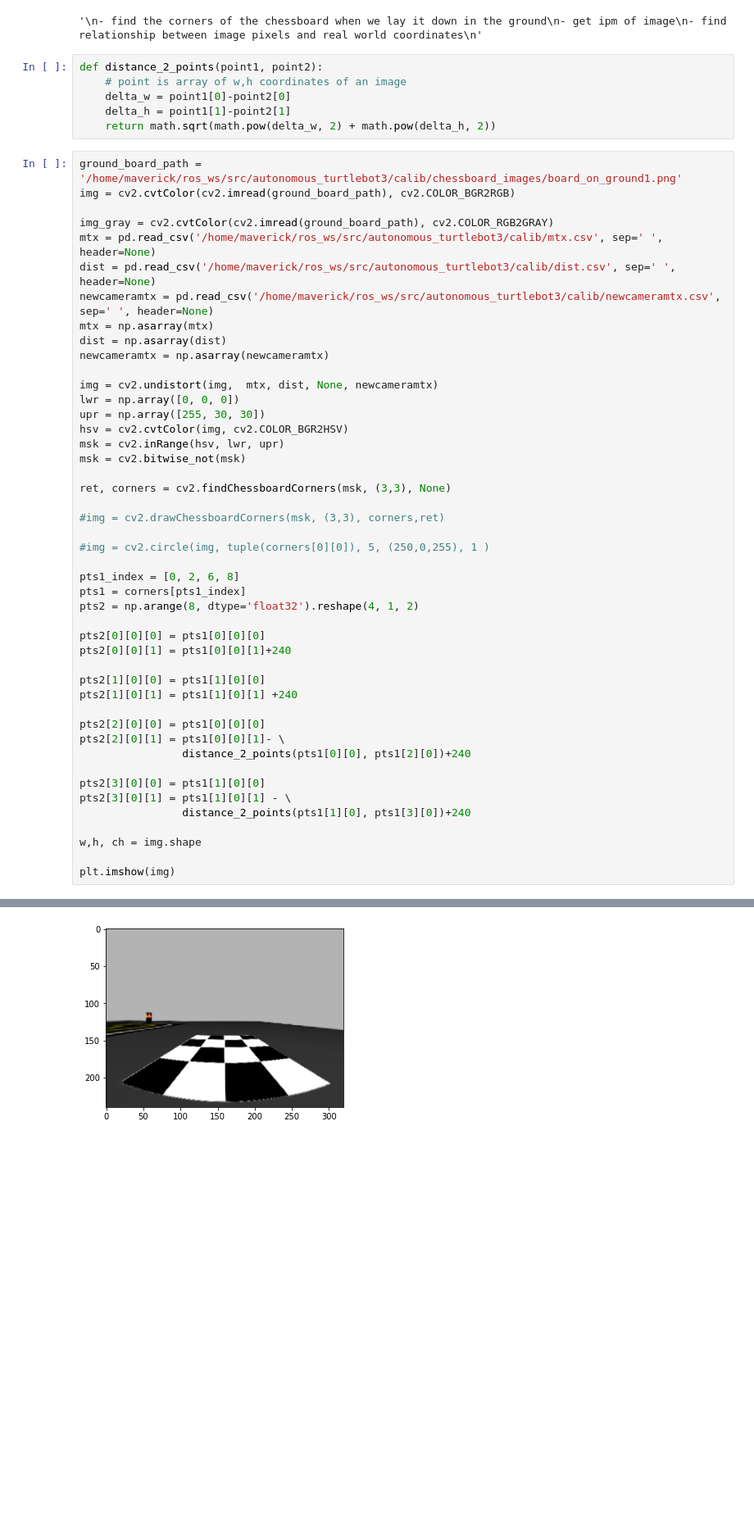
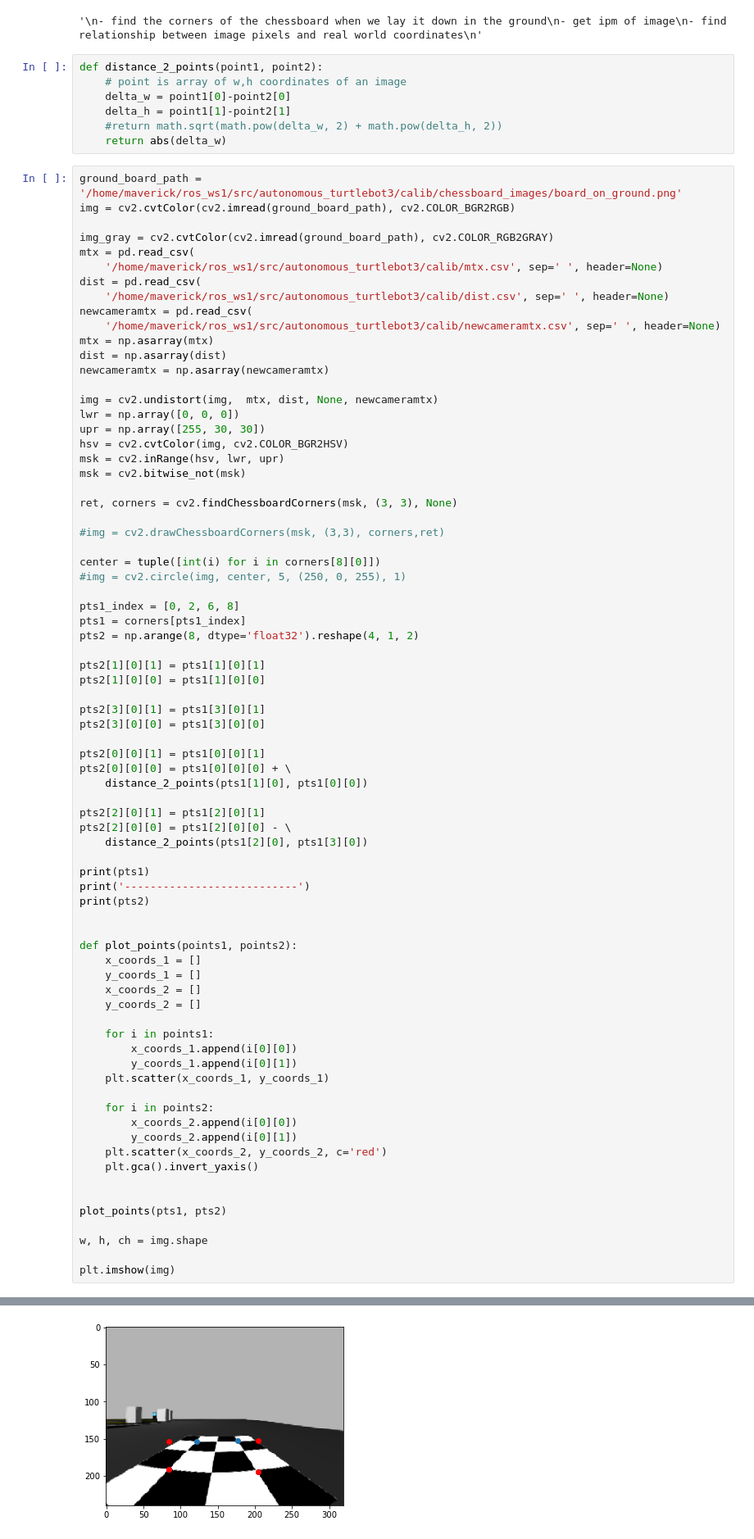
Before and after one commit to man-do/autonomous_turtlebot3, a Jupyter notebook: scripts/test.ipynb, the cells around one changed output, grey strips where cells are left out. Shown at 82% size. Cells and saved outputs as stored; diff of their text form; blank space fills up the shorter version.

```diff
--- a/scripts/test.ipynb
+++ b/scripts/test.ipynb
@@ -23,15 +23,19 @@ def distance_2_points(point1, point2):
     # point is array of w,h coordinates of an image
     delta_w = point1[0]-point2[0]
     delta_h = point1[1]-point2[1]
-    return math.sqrt(math.pow(delta_w, 2) + math.pow(delta_h, 2))
+    #return math.sqrt(math.pow(delta_w, 2) + math.pow(delta_h, 2))
+    return abs(delta_w)
 # %%
-ground_board_path = '/home/maverick/ros_ws/src/autonomous_turtlebot3/calib/chessboard_images/board_on_ground1.png'
+ground_board_path = '/home/maverick/ros_ws1/src/autonomous_turtlebot3/calib/chessboard_images/board_on_ground.png'
 img = cv2.cvtColor(cv2.imread(ground_board_path), cv2.COLOR_BGR2RGB)
 
 img_gray = cv2.cvtColor(cv2.imread(ground_board_path), cv2.COLOR_RGB2GRAY)
-mtx = pd.read_csv('/home/maverick/ros_ws/src/autonomous_turtlebot3/calib/mtx.csv', sep=' ', header=None)
-dist = pd.read_csv('/home/maverick/ros_ws/src/autonomous_turtlebot3/calib/dist.csv', sep=' ', header=None)
-newcameramtx = pd.read_csv('/home/maverick/ros_ws/src/autonomous_turtlebot3/calib/newcameramtx.csv', sep=' ', header=None)
+mtx = pd.read_csv(
+    '/home/maverick/ros_ws1/src/autonomous_turtlebot3/calib/mtx.csv', sep=' ', header=None)
+dist = pd.read_csv(
+    '/home/maverick/ros_ws1/src/autonomous_turtlebot3/calib/dist.csv', sep=' ', header=None)
+newcameramtx = pd.read_csv(
+    '/home/maverick/ros_ws1/src/autonomous_turtlebot3/calib/newcameramtx.csv', sep=' ', header=None)
 mtx = np.asarray(mtx)
 dist = np.asarray(dist)
 newcameramtx = np.asarray(newcameramtx)
@@ -43,31 +47,57 @@ hsv = cv2.cvtColor(img, cv2.COLOR_BGR2HSV)
 msk = cv2.inRange(hsv, lwr, upr)
 msk = cv2.bitwise_not(msk)
 
-ret, corners = cv2.findChessboardCorners(msk, (3,3), None)
+ret, corners = cv2.findChessboardCorners(msk, (3, 3), None)
 
 #img = cv2.drawChessboardCorners(msk, (3,3), corners,ret)
 
-#img = cv2.circle(img, tuple(corners[0][0]), 5, (250,0,255), 1 )
+center = tuple([int(i) for i in corners[8][0]])
+#img = cv2.circle(img, center, 5, (250, 0, 255), 1)
 
 pts1_index = [0, 2, 6, 8]
 pts1 = corners[pts1_index]
 pts2 = np.arange(8, dtype='float32').reshape(4, 1, 2)
 
-pts2[0][0][0] = pts1[0][0][0]
-pts2[0][0][1] = pts1[0][0][1]+240
+pts2[1][0][1] = pts1[1][0][1]
+pts2[1][0][0] = pts1[1][0][0]
 
-pts2[1][0][0] = pts1[1][0][0]
-pts2[1][0][1] = pts1[1][0][1] +240
+pts2[3][0][1] = pts1[3][0][1]
+pts2[3][0][0] = pts1[3][0][0]
 
-pts2[2][0][0] = pts1[0][0][0]
-pts2[2][0][1] = pts1[0][0][1]- \
-                distance_2_points(pts1[0][0], pts1[2][0])+240
+pts2[0][0][1] = pts1[0][0][1]
+pts2[0][0][0] = pts1[0][0][0] + \
+    distance_2_points(pts1[1][0], pts1[0][0])
 
-pts2[3][0][0] = pts1[1][0][0]
-pts2[3][0][1] = pts1[1][0][1] - \
-                distance_2_points(pts1[1][0], pts1[3][0])+240
+pts2[2][0][1] = pts1[2][0][1]
+pts2[2][0][0] = pts1[2][0][0] - \
+    distance_2_points(pts1[2][0], pts1[3][0])
 
-w,h, ch = img.shape
+print(pts1)
+print('---------------------------')
+print(pts2)
+
+
+def plot_points(points1, points2):
+    x_coords_1 = []
+    y_coords_1 = []
+    x_coords_2 = []
+    y_coords_2 = []
+
+    for i in points1:
+        x_coords_1.append(i[0][0])
+        y_coords_1.append(i[0][1])
+    plt.scatter(x_coords_1, y_coords_1)
+
+    for i in points2:
+        x_coords_2.append(i[0][0])
+        y_coords_2.append(i[0][1])
+    plt.scatter(x_coords_2, y_coords_2, c='red')
+    plt.gca().invert_yaxis()
+
+
+plot_points(pts1, pts2)
+
+w, h, ch = img.shape
 
 plt.imshow(img)
 # %% [output]
@@ -75,4 +120,4 @@ plt.imshow(img)
-[figure, old version]
+[figure, new version]
 # %%
 h_mtx = cv2.getPerspectiveTransform(pts1, pts2)
 warped = cv2.warpPerspective(img, h_mtx, (w*3,h))
```
Also changed, not shown: parts of 4 cells of this notebook, 7 other files.
